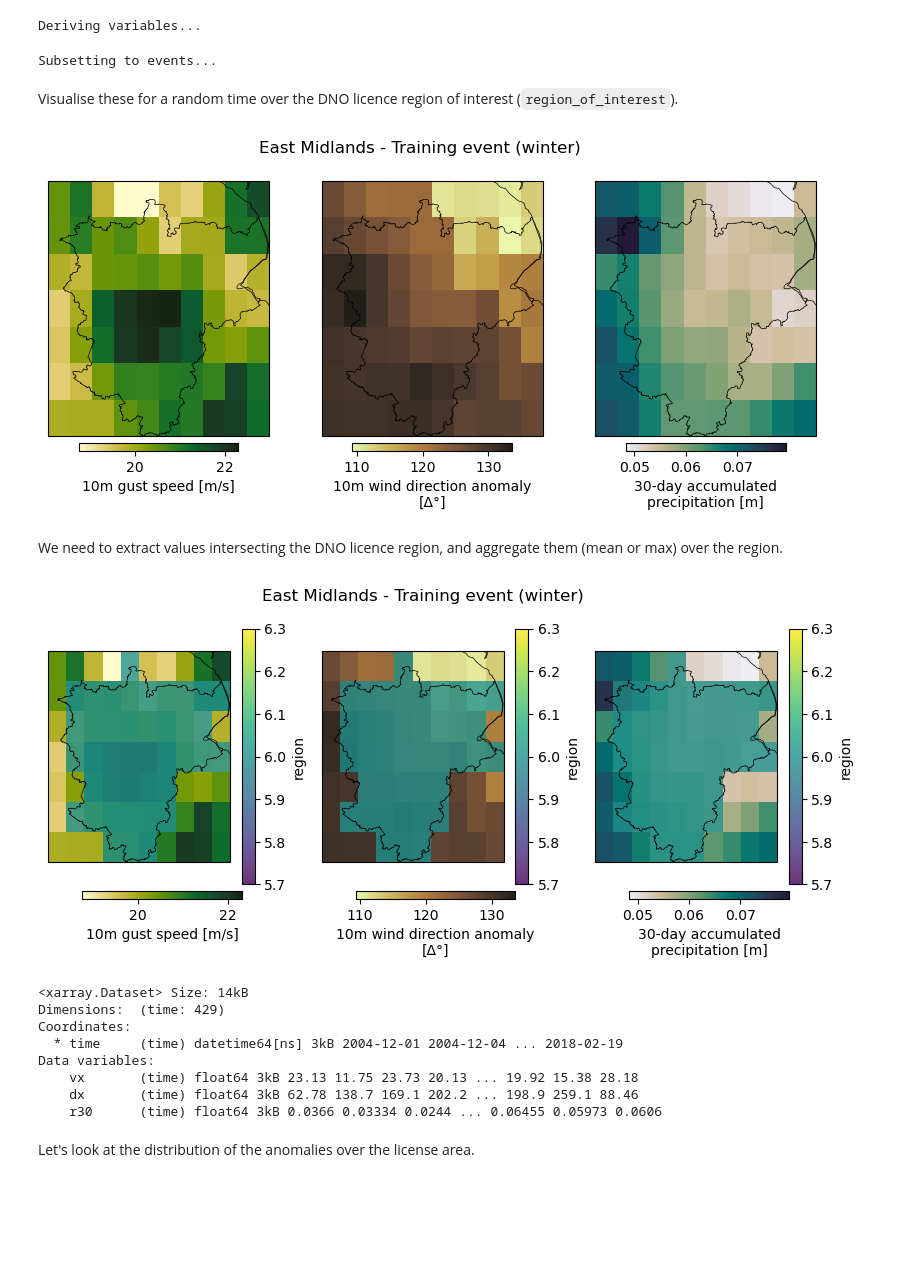
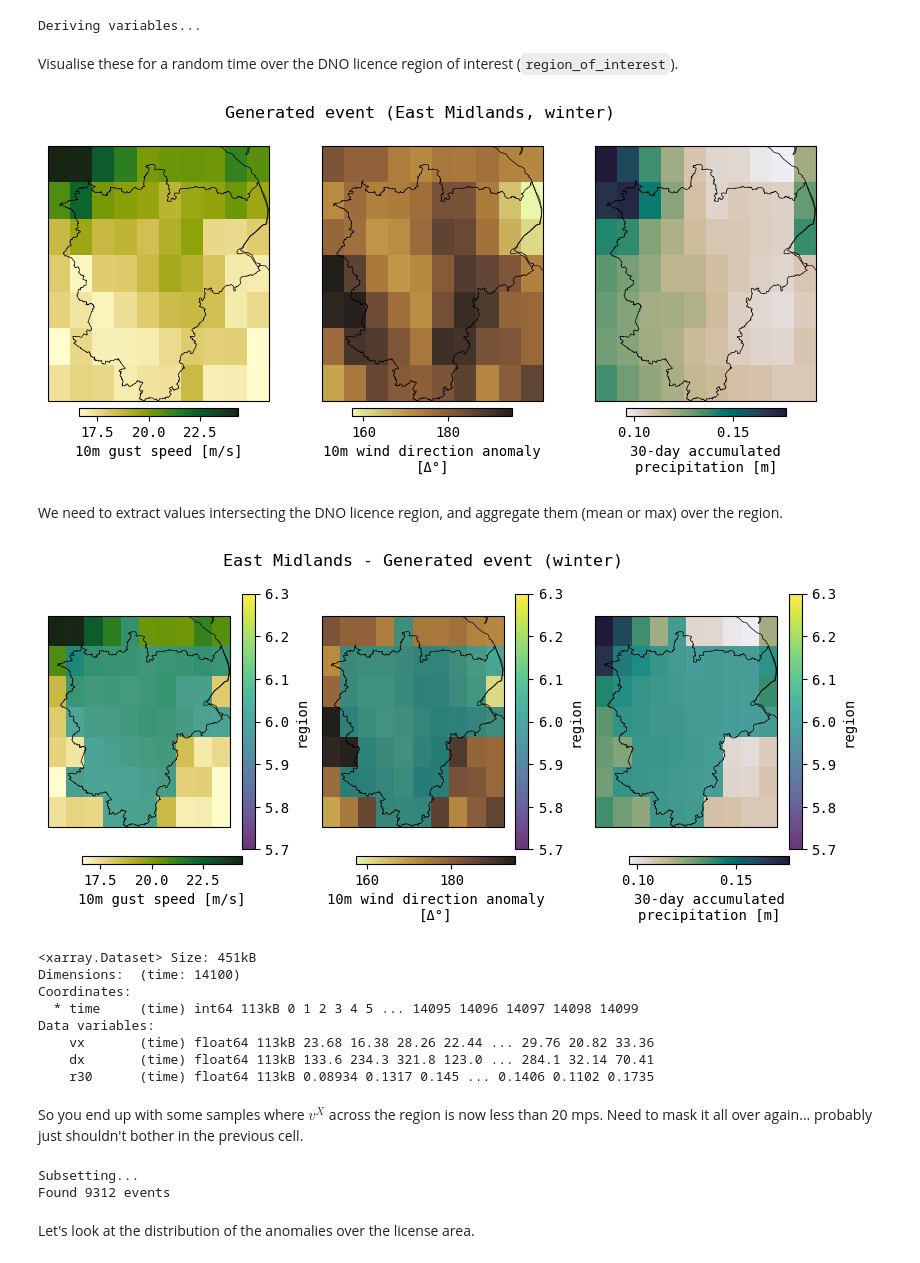
Before and after one commit to alisonpeard/hazGAN2, a Jupyter notebook: projects/poweruk_winter/analysis/profiles.ipynb, the cells around one changed output. Cells and saved outputs as stored; diff of their text form; code cells hidden in the pictures; blank space fills up the shorter version.

```diff
--- a/projects/poweruk_winter/analysis/profiles.ipynb
+++ b/projects/poweruk_winter/analysis/profiles.ipynb
@@ -16,7 +18,9 @@ import cartopy.crs as ccrs
 import cartopy.feature as cfeature
 import cmocean.cm as cmo
 
-wd = os.path.join(globals()['_dh'][0], "..")
+plt.rcParams["font.family"] = "monospace" # clearer
+
+wd = "hazGAN2/projects/poweruk_winter" #os.path.join(globals()['_dh'][0], "..")
 with open(os.path.join(wd, "config.yaml"), "r") as stream:
     config = yaml.safe_load(stream)
 
@@ -60,15 +65,15 @@ print(train.sizes)
 # %% [output]
 Frozen({'time': 429, 'lat': 64, 'lon': 64, 'field': 3, 'month': 3, 'param': 6})
 # %%
-gener = xr.open_dataset(os.path.join(wd, "results", "generated", "netcdf", "data.nc"), chunks="auto", engine="netcdf4")
-
+gener = xr.open_dataset(os.path.join(wd, "results", "generated", "netcdf", "data.nc"), engine="netcdf4")
+gener.load() # do the expensive server load once
 print(gener.sizes)
 # %% [output]
 Frozen({'time': 14100, 'lat': 64, 'lon': 64, 'field': 3, 'param': 6})
 # %% [markdown]
 Decide whether to do the analysis for the training or synthetic data.
 # %%
-dataset = ["training", "generated"][0]
+dataset = ["training", "generated"][1]
 data = train.copy() if dataset == "training" else gener.copy()
 # %% [markdown]
 For the analysis, we want absolute deviation from the prevailing wind direction but we want the absolute values of wind and rainfall... not the anomalies.
@@ -112,12 +117,6 @@ data["r30"] += medians["r30"]
 # %% [output]
 Deriving variables...
 # %%
-# subset to thresholds
-if config["event_subset"]["do"]:
-    print("Subsetting to events...")
-    mask = data.vx.max(dim=["lon", "lat"]) > config["event_subset"]["value"]
-    data = data.isel(time=mask)
-
 # assign units to variables
 data.vx.attrs["units"] = "m/s"
 data.dx.attrs["units"] = "Δ°"
@@ -127,41 +126,43 @@ data.r30.attrs["units"] = "m"
 data.vx.attrs["long_name"] = "10m gust speed"
 data.dx.attrs["long_name"] = "10m wind direction anomaly"
 data.r30.attrs["long_name"] = "30-day accumulated precipitation"
-# %% [output]
-Subsetting to events...
 # %% [markdown]
 Visualise these for a random time over the DNO licence region of interest (`region_of_interest`).
 # %%
 # %% crop to license area
 t = 100
 
 data_t = data.isel(time=t)
 
 dno_region = dno_regions[dno_regions["region"] == region_of_interest]
 dno_buffered = dno_region.to_crs(27700).buffer(1500).to_crs(4326)
 dno_bbox = dno_buffered.total_bounds
 
 lon_mask = (data_t.lon >= dno_bbox[0]) & (data_t.lon <= dno_bbox[2])
 lat_mask = (data_t.lat >= dno_bbox[1]) & (data_t.lat <= dno_bbox[3])
 
 data_region = data_t.isel(lon=lon_mask, lat=lat_mask)
 
 fig, axs = plt.subplots(1, 3, figsize=(10, 4), subplot_kw={"projection": ccrs.PlateCarree()})
 
 cbar_kws = {"shrink": 0.7, "pad": 0.02, "orientation": "horizontal"}
 
 data_region.vx.plot(ax=axs[0], cmap=cmo.speed, cbar_kwargs=cbar_kws)
 data_region.dx.plot(ax=axs[1], cmap=cmo.turbid, cbar_kwargs=cbar_kws)
 data_region.r30.plot(ax=axs[2], cmap=cmo.rain, cbar_kwargs=cbar_kws)
 
 for ax in axs:
     dno_region.boundary.plot(color="k", ax=ax, linewidth=0.5)
     ax.add_feature(cfeature.COASTLINE, linewidth=0.5)
     ax.set_title("")
 
-fig.suptitle(f"{region_of_interest} - {dataset.capitalize()} event ({season})", fontsize=12);
+fig.suptitle(f"{dataset.capitalize()} event ({region_of_interest}, {season})", fontsize=12);
+
+fig.savefig(os.path.join(
+    wd, "results", "figures", f"sample_{region_of_interest.lower()}_{season}_{dataset}"
+), dpi=300, transparent=True)
 # %% [output]
-[figure, old version]
+[figure, new version]
 # %% [markdown]
 We need to extract values intersecting the DNO licence region, and aggregate them (mean or max) over the region.
 # %%
@@ -188,6 +189,6 @@ for ax in axs:
 
 fig.suptitle(f"{region_of_interest} - {dataset.capitalize()} event ({season})", fontsize=12);
 # %% [output]
-[figure, old version]
+[figure, new version]
 # %%
 # create a mask for xarray
@@ -223,14 +222,29 @@ for var in agg_funcs.keys():
     data_agg[var].attrs["units"] = data[var].attrs["units"]
     data_agg[var].attrs["long_name"] = data[var].attrs["long_name"]
 # %% [output]
-<xarray.Dataset> Size: 14kB
-Dimensions:  (time: 429)
+<xarray.Dataset> Size: 451kB
+Dimensions:  (time: 14100)
 Coordinates:
-  * time     (time) datetime64[ns] 3kB 2004-12-01 2004-12-04 ... 2018-02-19
+  * time     (time) int64 113kB 0 1 2 3 4 5 ... 14095 14096 14097 14098 14099
 Data variables:
-    vx       (time) float64 3kB 23.13 11.75 23.73 20.13 ... 19.92 15.38 28.18
-    dx       (time) float64 3kB 62.78 138.7 169.1 202.2 ... 198.9 259.1 88.46
-    r30      (time) float64 3kB 0.0366 0.03334 0.0244 ... 0.06455 0.05973 0.0606
+    vx       (time) float64 113kB 23.68 16.38 28.26 22.44 ... 29.76 20.82 33.36
+    dx       (time) float64 113kB 133.6 234.3 321.8 123.0 ... 284.1 32.14 70.41
+    r30      (time) float64 113kB 0.08934 0.1317 0.145 ... 0.1406 0.1102 0.1735
+# %% [markdown]
+So you end up with some samples where $v^X$ across the region is now less than 20 mps. Need to mask it all over again... probably just shouldn't bother in the previous cell.
+# %%
+if config["event_subset"]["do"]:
+    print("Subsetting...")
+    threshold = config["event_subset"]["value"]
+    mask = data_agg.vx > threshold
+
+    print(f"Found {mask.sum().values} events")
+    data_agg = data_agg.isel(time=mask)
+
+    assert data_agg.vx.min() >= 20, "masking didn't work!"
+# %% [output]
+Subsetting...
+Found 9312 events
 # %% [markdown]
 Let's look at the distribution of the anomalies over the license area.
 # %%
```
Also changed, not shown: parts of 12 cells of this notebook.
